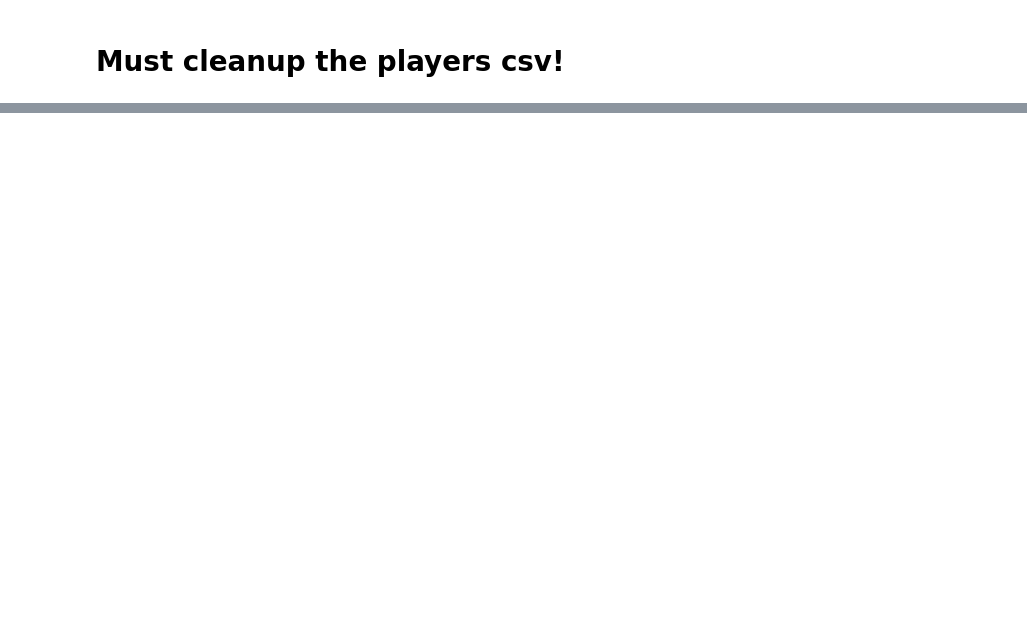
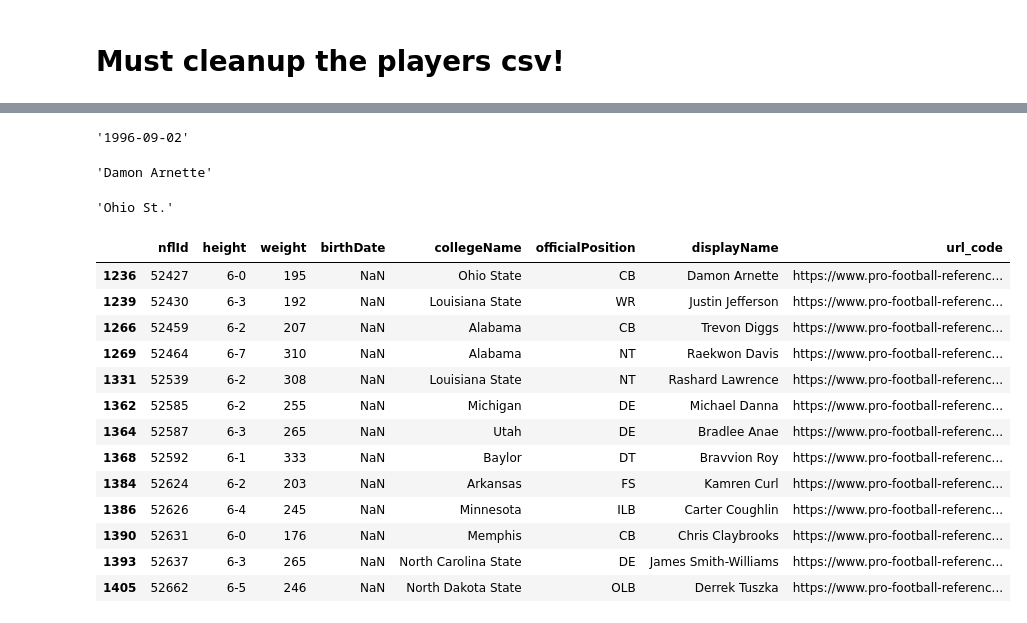
Before and after one commit to Miller-Ryan-1/nfl-linemen, a Jupyter notebook: analysis_playground.ipynb, the cells around one changed output, grey strips where cells are left out. Drawn from its saved outputs; the diff is of its cells as text; code cells hidden in the pictures; blank space fills up the shorter version.

```diff
--- a/analysis_playground.ipynb
+++ b/analysis_playground.ipynb
@@ -750,5 +919,7 @@ players.groupby('displayName').height.count()[players.groupby('displayName').hei
 # %%
-for i in players.columns:
-    print(i)
-    print(players.groupby('displayName')[i].count()[players.groupby('displayName')[i].count()>1])
-    print('\n-----\n')
+# players with no birthdate only
+p_nbo = players[players.birthDate.isnull()][players.collegeName.isnull() == False]
+# players with no college name only
+p_nco = players[players.collegeName.isnull()][players.birthDate.isnull() == False]
+# players with neither
+p_n = players[players.collegeName.isnull()][players.birthDate.isnull()]
@@ -754,0 +935,32 @@ for i in players.columns:
+# %%
+soup.find('span', attrs = {'id':'necro-birth'}).get('data-birth')
+# %% [output]
+'1996-09-02'
+# %%
+soup.find('h1').text.replace('\n','')
+# %% [output]
+'Damon Arnette'
+# %%
+soup.find('div', attrs = {'id':'meta'}).find_all('a')[2].text
+# %% [output]
+'Ohio St.'
+# %%
+pd.set_option('max_colwidth', None)
+# %%
+p_nbo['url_code'] = 'https://www.pro-football-reference.com/players/' + p_nbo.displayName.str.split().str[1].str[0] + '/' + p_nbo.displayName.str.split().str[1].str[0:4] + p_nbo.displayName.str.split().str[0].str[0:2] + '00.htm'
+p_nbo
+# %% [output]
+|  | nflId | height | weight | birthDate | collegeName | officialPosition | displayName | url_code |
+| 1236 | 52427 | 6-0 | 195 | NaN | Ohio State | CB | Damon Arnette | https://www.pro-football-referenc... |
+| 1239 | 52430 | 6-3 | 192 | NaN | Louisiana State | WR | Justin Jefferson | https://www.pro-football-referenc... |
+| 1266 | 52459 | 6-2 | 207 | NaN | Alabama | CB | Trevon Diggs | https://www.pro-football-referenc... |
+| 1269 | 52464 | 6-7 | 310 | NaN | Alabama | NT | Raekwon Davis | https://www.pro-football-referenc... |
+| 1331 | 52539 | 6-2 | 308 | NaN | Louisiana State | NT | Rashard Lawrence | https://www.pro-football-referenc... |
+| 1362 | 52585 | 6-2 | 255 | NaN | Michigan | DE | Michael Danna | https://www.pro-football-referenc... |
+| 1364 | 52587 | 6-3 | 265 | NaN | Utah | DE | Bradlee Anae | https://www.pro-football-referenc... |
+| 1368 | 52592 | 6-1 | 333 | NaN | Baylor | DT | Bravvion Roy | https://www.pro-football-referenc... |
+| 1384 | 52624 | 6-2 | 203 | NaN | Arkansas | FS | Kamren Curl | https://www.pro-football-referenc... |
+| 1386 | 52626 | 6-4 | 245 | NaN | Minnesota | ILB | Carter Coughlin | https://www.pro-football-referenc... |
+| 1390 | 52631 | 6-0 | 176 | NaN | Memphis | CB | Chris Claybrooks | https://www.pro-football-referenc... |
+| 1393 | 52637 | 6-3 | 265 | NaN | North Carolina State | DE | James Smith-Williams | https://www.pro-football-referenc... |
+| 1405 | 52662 | 6-5 | 246 | NaN | North Dakota State | OLB | Derrek Tuszka | https://www.pro-football-referenc... |
```
Also changed, not shown: parts of 83 cells of this notebook.
